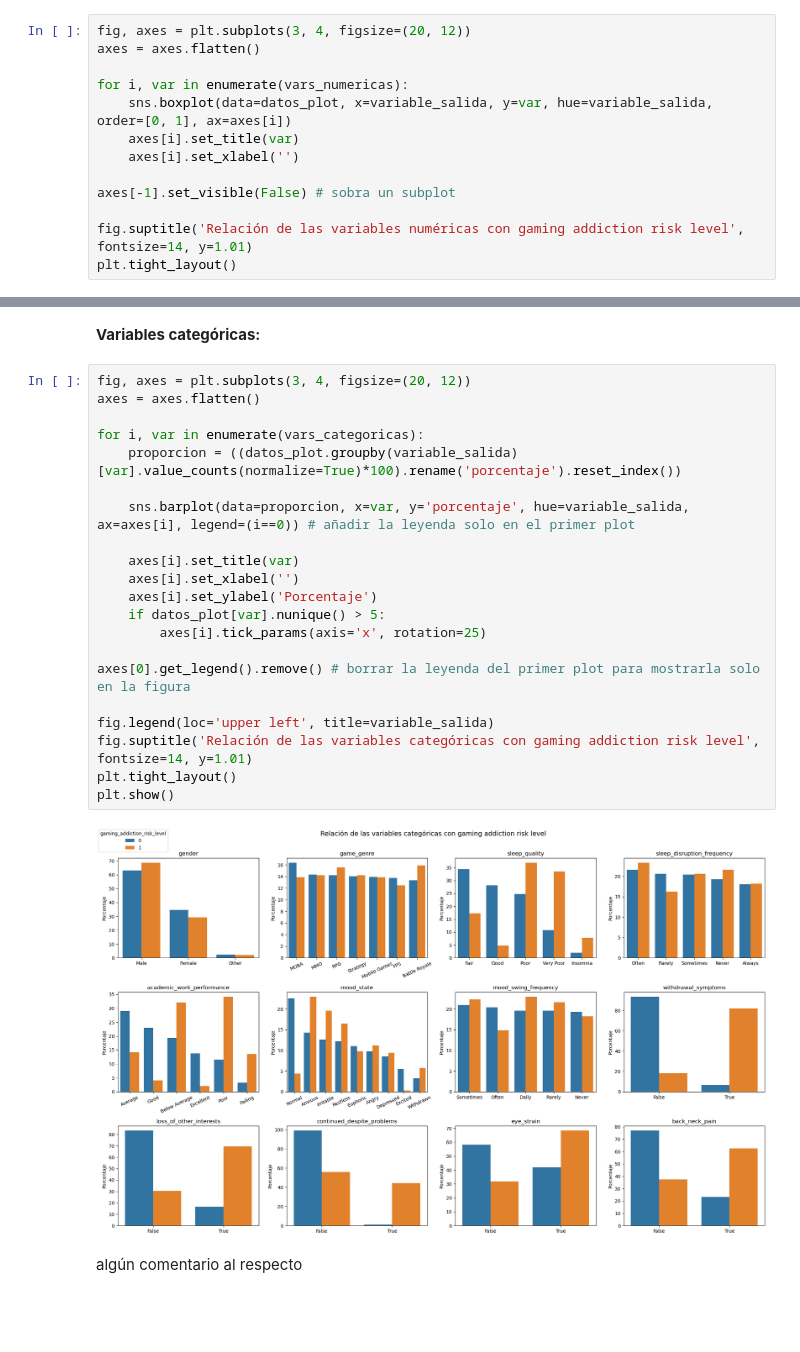
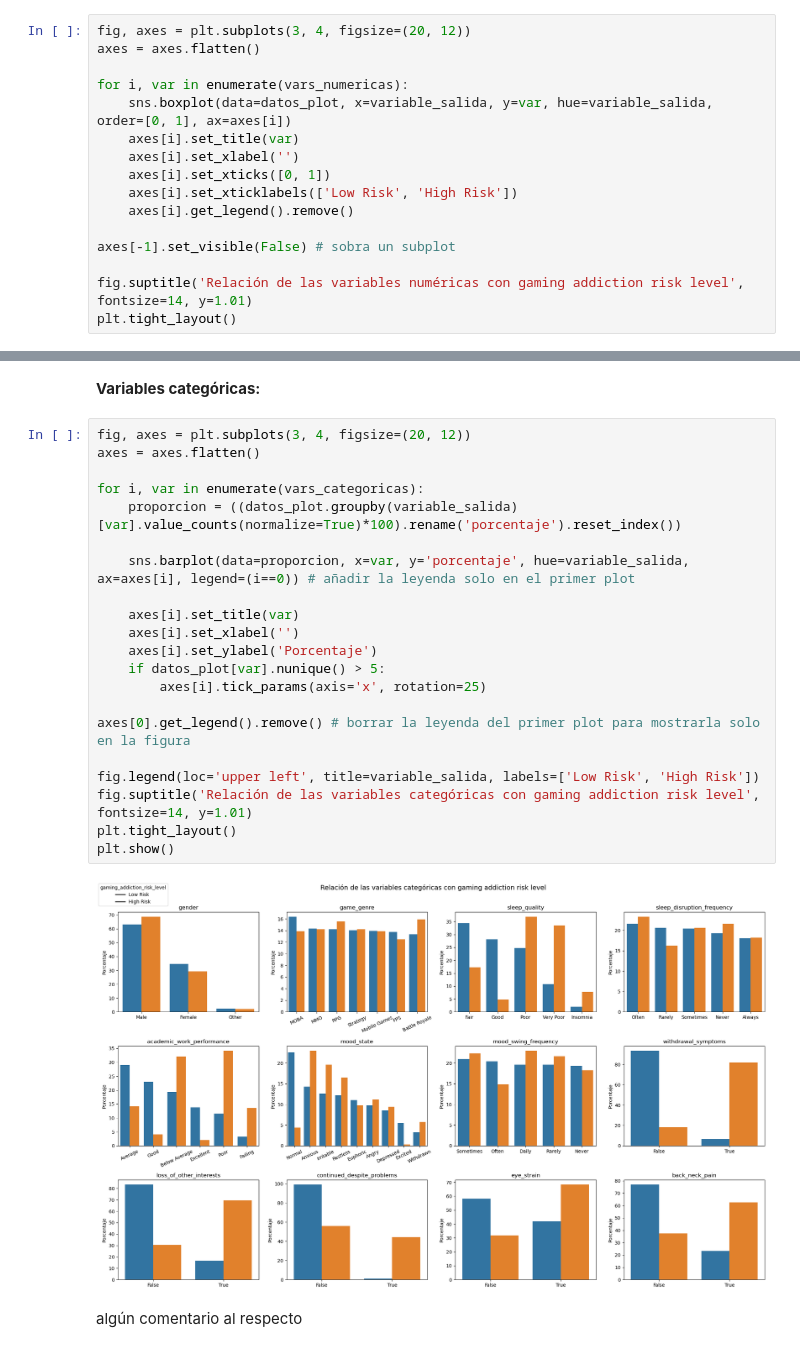
Before and after one commit to Miguelon1708/Trabajo-Mineria, a Jupyter notebook: main.ipynb, the cells around one changed output, grey strips where cells are left out. Cells and saved outputs as stored; diff of their text form; blank space fills up the shorter version.

```diff
--- a/main.ipynb
+++ b/main.ipynb
@@ -85,6 +85,9 @@ for i, var in enumerate(vars_numericas):
     sns.boxplot(data=datos_plot, x=variable_salida, y=var, hue=variable_salida, order=[0, 1], ax=axes[i])
     axes[i].set_title(var)
     axes[i].set_xlabel('')
+    axes[i].set_xticks([0, 1])
+    axes[i].set_xticklabels(['Low Risk', 'High Risk'])
+    axes[i].get_legend().remove()
 
 axes[-1].set_visible(False) # sobra un subplot
 
@@ -99,26 +102,26 @@ algun comentario al respecto
 # %%
 fig, axes = plt.subplots(3, 4, figsize=(20, 12))
 axes = axes.flatten()
 
 for i, var in enumerate(vars_categoricas):
     proporcion = ((datos_plot.groupby(variable_salida)[var].value_counts(normalize=True)*100).rename('porcentaje').reset_index())
 
-    sns.barplot(data=proporcion, x=var, y='porcentaje', hue=variable_salida,  ax=axes[i], legend=(i==0)) # añadir la leyenda solo en el primer plot
+    sns.barplot(data=proporcion, x=var, y='porcentaje', hue=variable_salida, ax=axes[i], legend=(i==0)) # añadir la leyenda solo en el primer plot
 
     axes[i].set_title(var)
     axes[i].set_xlabel('')
     axes[i].set_ylabel('Porcentaje')
     if datos_plot[var].nunique() > 5:
         axes[i].tick_params(axis='x', rotation=25)
 
 axes[0].get_legend().remove() # borrar la leyenda del primer plot para mostrarla solo en la figura
 
-fig.legend(loc='upper left', title=variable_salida)
+fig.legend(loc='upper left', title=variable_salida, labels=['Low Risk', 'High Risk'])
 fig.suptitle('Relación de las variables categóricas con gaming addiction risk level', fontsize=14, y=1.01)
 plt.tight_layout()
 plt.show()
 # %% [output]
-[figure, old version]
+[figure, new version]
 # %% [markdown]
 algún comentario al respecto
 # %% [markdown]
```
Also changed, not shown: parts of 2 cells of this notebook.
